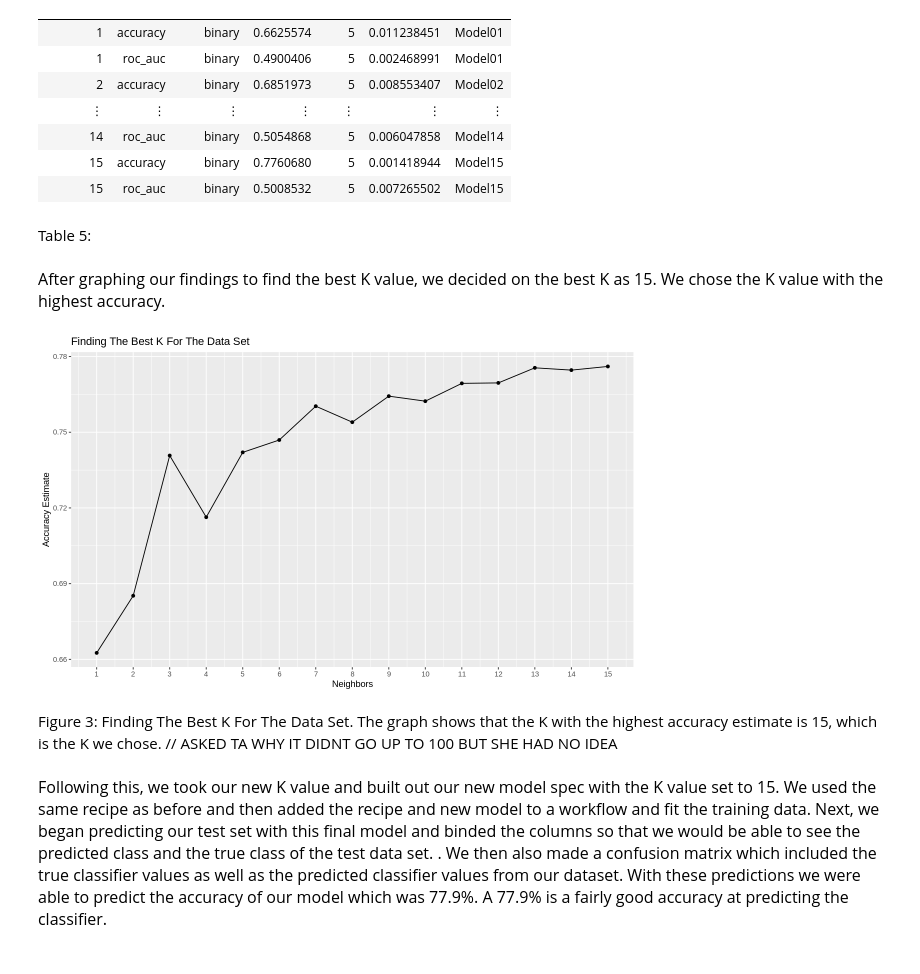
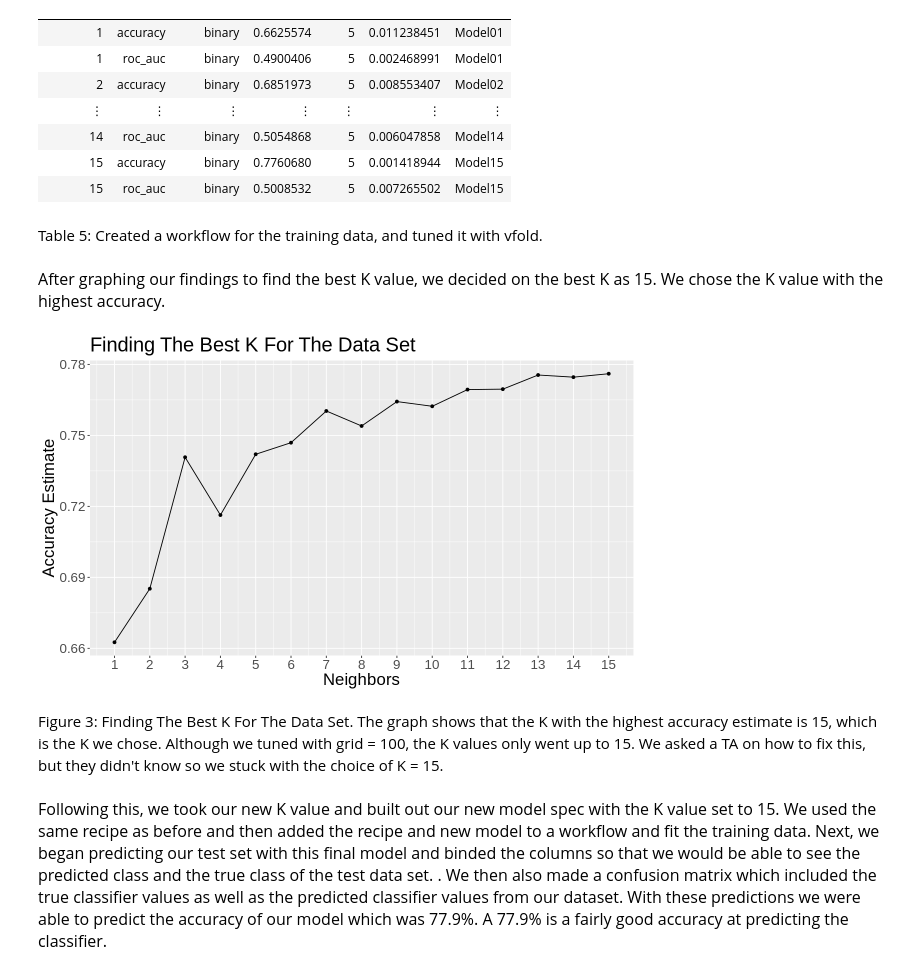
Before and after one commit to toast682/dsci_project, a Jupyter notebook: dsci_project.ipynb, the cells around one changed output. Cells and saved outputs as stored; diff of their text form; code cells hidden in the pictures.

```diff
--- a/dsci_project.ipynb
+++ b/dsci_project.ipynb
@@ -206,8 +195,8 @@ A tibble: 30 × 7
 | 14 | roc_auc | binary | 0.5054868 | 5 | 0.006047858 | Model14 |
 | 15 | accuracy | binary | 0.7760680 | 5 | 0.001418944 | Model15 |
 | 15 | roc_auc | binary | 0.5008532 | 5 | 0.007265502 | Model15 |
-# %% [markdown]
-Table 5:
+# %% [markdown]
+Table 5: Created a workflow for the training data, and tuned it with vfold.
 # %% [markdown]
 
 
@@ -215,18 +204,19 @@ Table 5:
 # %%
 set.seed(1234)
 accuracies <- credit_fit %>%
       filter(.metric == "accuracy")
 
 accuracy_versus_k <- ggplot(accuracies, aes(x = neighbors, y = mean))+
       geom_point() +
       geom_line() +
       labs(x = "Neighbors", y = "Accuracy Estimate", title = "Finding The Best K For The Data Set") +
-      scale_x_continuous(breaks = seq(0, 20, by = 1))
+      scale_x_continuous(breaks = seq(0, 20, by = 1)) +
+        theme(text = element_text(size=20))
 accuracy_versus_k
 # %% [output]
-[figure, old version]
+[figure, new version]
 # %% [markdown]
-Figure 3: Finding The Best K For The Data Set. The graph shows that the K with the highest accuracy estimate is 15, which is the K we chose. // ASKED TA WHY IT DIDNT GO UP TO 100 BUT SHE HAD NO IDEA
+Figure 3: Finding The Best K For The Data Set. The graph shows that the K with the highest accuracy estimate is 15, which is the K we chose. Although we tuned with grid = 100, the K values only went up to 15. We asked a TA on how to fix this, but they didn't know so we stuck with the choice of K = 15.
 # %% [markdown]
 
 
```
Also changed, not shown: parts of 11 cells of this notebook.
